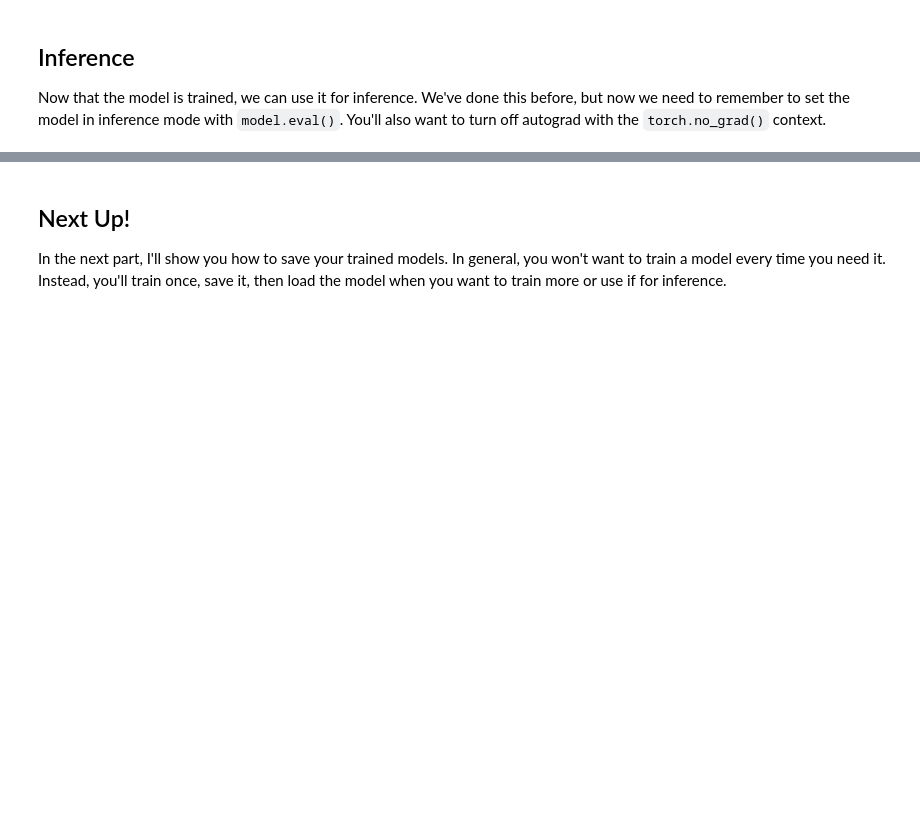
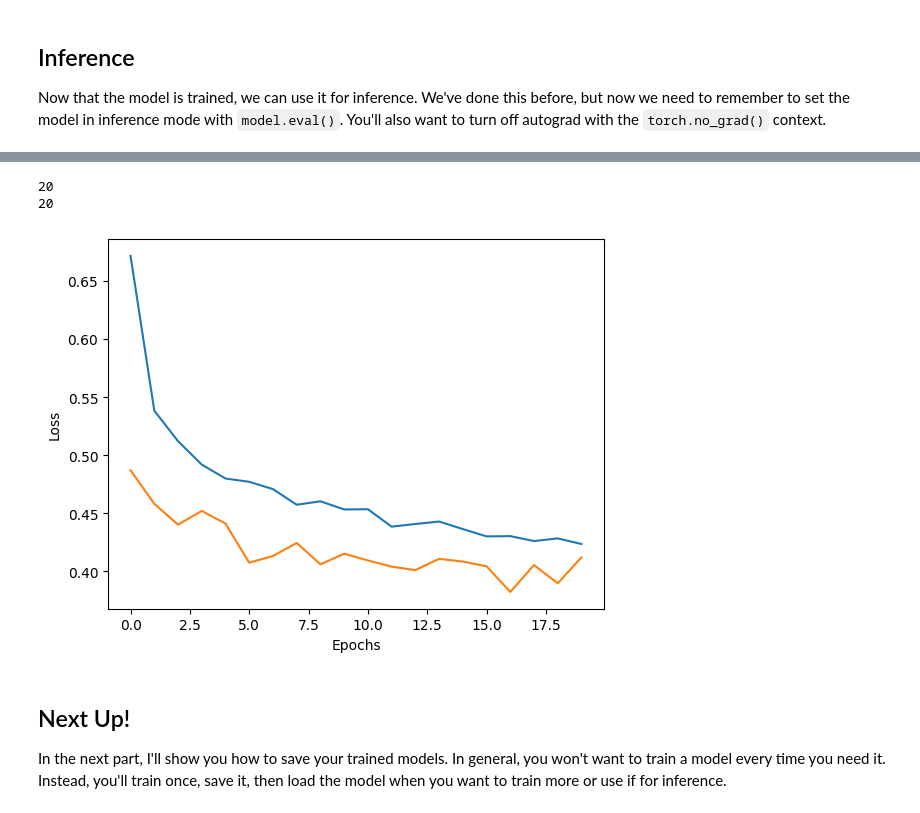
Before and after one commit to HassanHotait/dtu_mlops, a Jupyter notebook: s1_development_environment/exercise_files/5_Inference_and_Validation.ipynb, the cells around one changed output, grey strips where cells are left out. Saved outputs shown, nothing was run; the diff lists cells and outputs as text; code cells hidden in the pictures; blank space fills up the shorter version.

```diff
--- a/s1_development_environment/exercise_files/5_Inference_and_Validation.ipynb
+++ b/s1_development_environment/exercise_files/5_Inference_and_Validation.ipynb
@@ -403,3 +578,23 @@ helper.view_classify(img.view(1, 28, 28), ps, version='Fashion')
+# %%
+import numpy as np
+import matplotlib.pyplot as plt
+
+print(len(train_losses))
+print(len(test_losses))
+
+
+plt.plot(list(range(epochs)),train_losses,list(range(epochs)),test_losses)
+plt.xlabel("Epochs")
+plt.ylabel("Loss")
+
+# lbl =
+
+# plt.xticks(list(range(20)),labels = )
+plt.show()
+# %% [output]
+20
+20
+[figure, added]
 # %% [markdown]
 ## Next Up!
 
```
Also changed, not shown: parts of 12 cells of this notebook, 13 other files.
